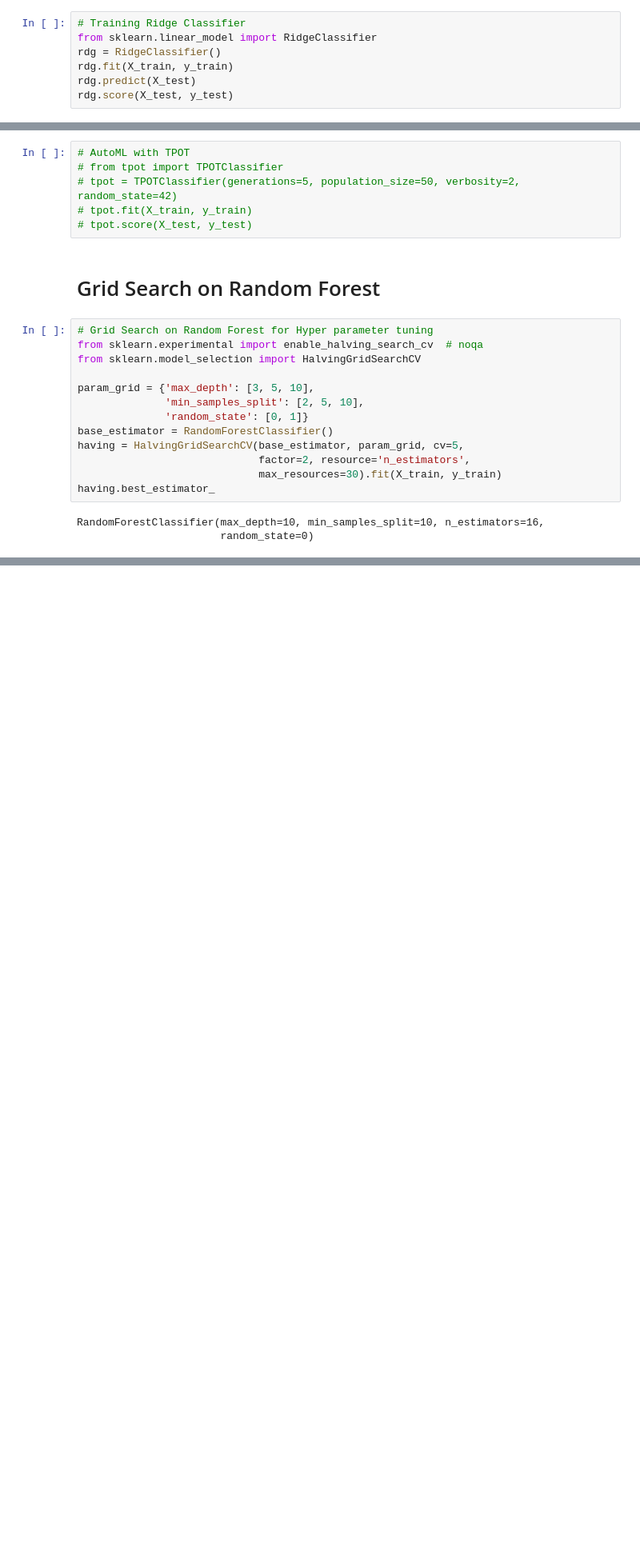
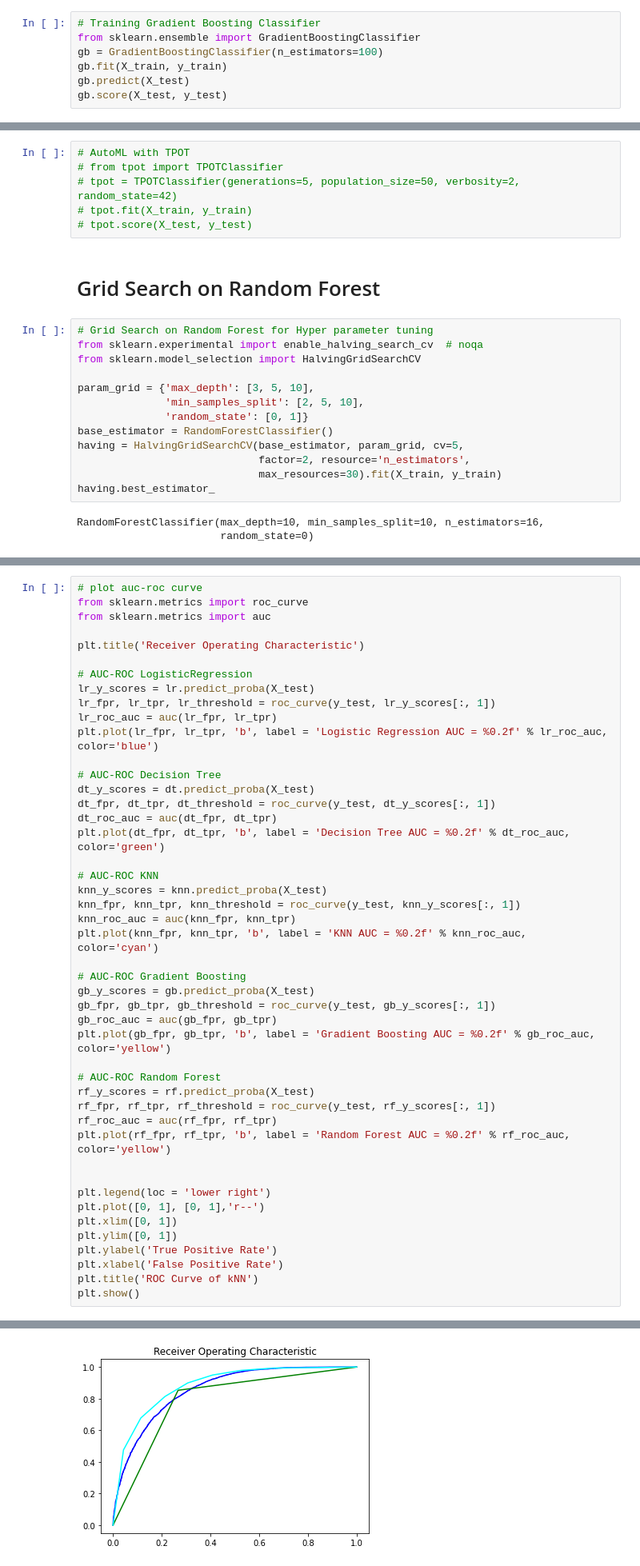
Before and after one commit to faisalbegins/MLMiniProjectOne, a Jupyter notebook: notebooks/HumidityPrediction.ipynb, the cells around one changed output, grey strips where cells are left out. Shown: that part at 80% size. Drawn from its saved outputs; the diff is of its cells as text; blank space fills up the shorter version.

```diff
--- a/notebooks/HumidityPrediction.ipynb
+++ b/notebooks/HumidityPrediction.ipynb
@@ -281,8 +281,8 @@ plot_learning_curve(title='Learning Curve: KNN',
 # %%
-# Training Ridge Classifier
-from sklearn.linear_model import RidgeClassifier
-rdg = RidgeClassifier()
-rdg.fit(X_train, y_train)
-rdg.predict(X_test)
-rdg.score(X_test, y_test)
+# Training Gradient Boosting Classifier
+from sklearn.ensemble import GradientBoostingClassifier
+gb = GradientBoostingClassifier(n_estimators=100)
+gb.fit(X_train, y_train)
+gb.predict(X_test)
+gb.score(X_test, y_test)
 # %% [output]
@@ -380,0 +379,47 @@ RandomForestClassifier(max_depth=10, min_samples_split=10, n_estimators=16,
+# %%
+# plot auc-roc curve
+from sklearn.metrics import roc_curve
+from sklearn.metrics import auc
+
+plt.title('Receiver Operating Characteristic')
+
+# AUC-ROC LogisticRegression
+lr_y_scores = lr.predict_proba(X_test)
+lr_fpr, lr_tpr, lr_threshold = roc_curve(y_test, lr_y_scores[:, 1])
+lr_roc_auc = auc(lr_fpr, lr_tpr)
+plt.plot(lr_fpr, lr_tpr, 'b', label = 'Logistic Regression AUC = %0.2f' % lr_roc_auc, color='blue')
+
+# AUC-ROC Decision Tree
+dt_y_scores = dt.predict_proba(X_test)
+dt_fpr, dt_tpr, dt_threshold = roc_curve(y_test, dt_y_scores[:, 1])
+dt_roc_auc = auc(dt_fpr, dt_tpr)
+plt.plot(dt_fpr, dt_tpr, 'b', label = 'Decision Tree AUC = %0.2f' % dt_roc_auc, color='green')
+
+# AUC-ROC KNN
+knn_y_scores = knn.predict_proba(X_test)
+knn_fpr, knn_tpr, knn_threshold = roc_curve(y_test, knn_y_scores[:, 1])
+knn_roc_auc = auc(knn_fpr, knn_tpr)
+plt.plot(knn_fpr, knn_tpr, 'b', label = 'KNN AUC = %0.2f' % knn_roc_auc, color='cyan')
+
+# AUC-ROC Gradient Boosting
+gb_y_scores = gb.predict_proba(X_test)
+gb_fpr, gb_tpr, gb_threshold = roc_curve(y_test, gb_y_scores[:, 1])
+gb_roc_auc = auc(gb_fpr, gb_tpr)
+plt.plot(gb_fpr, gb_tpr, 'b', label = 'Gradient Boosting AUC = %0.2f' % gb_roc_auc, color='yellow')
+
+# AUC-ROC Random Forest
+rf_y_scores = rf.predict_proba(X_test)
+rf_fpr, rf_tpr, rf_threshold = roc_curve(y_test, rf_y_scores[:, 1])
+rf_roc_auc = auc(rf_fpr, rf_tpr)
+plt.plot(rf_fpr, rf_tpr, 'b', label = 'Random Forest AUC = %0.2f' % rf_roc_auc, color='yellow')
+
+
+plt.legend(loc = 'lower right')
+plt.plot([0, 1], [0, 1],'r--')
+plt.xlim([0, 1])
+plt.ylim([0, 1])
+plt.ylabel('True Positive Rate')
+plt.xlabel('False Positive Rate')
+plt.title('ROC Curve of kNN')
+plt.show()
+# %% [output]
@@ -380,0 +427 @@ RandomForestClassifier(max_depth=10, min_samples_split=10, n_estimators=16,
+[figure, added]
```
Also changed, not shown: parts of 12 cells of this notebook, 2 other files.
